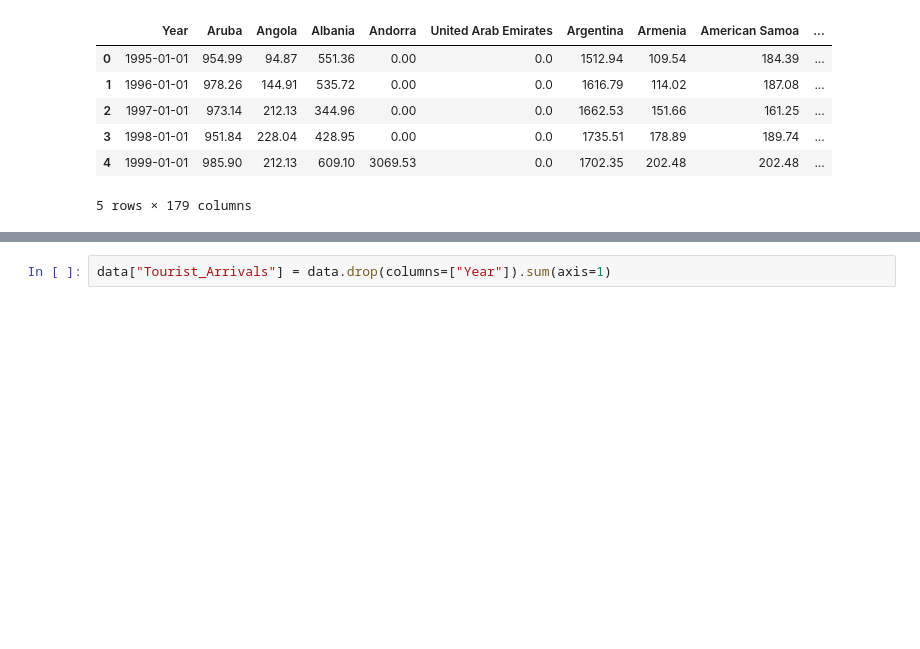
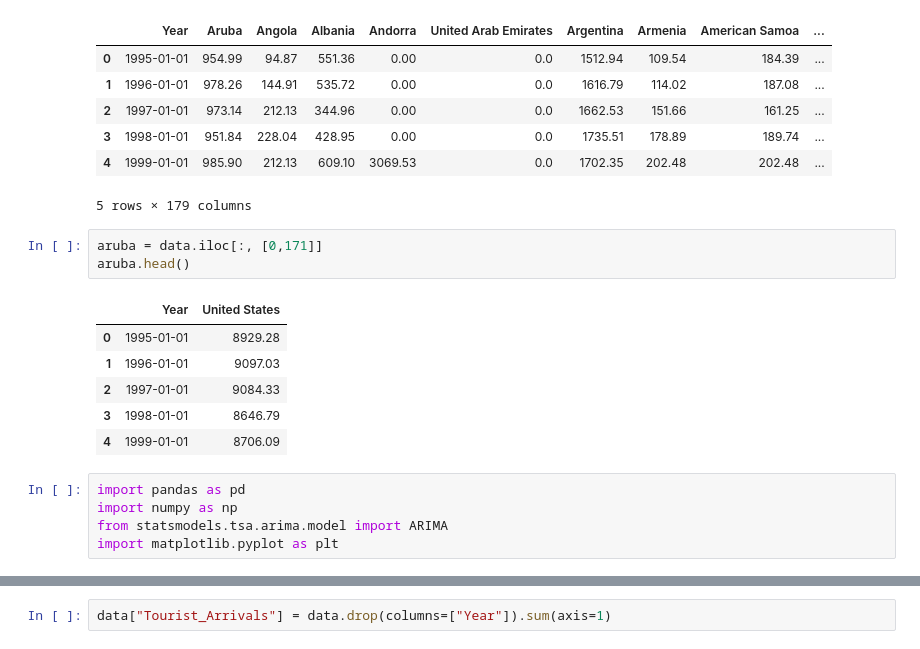
Before and after one commit to deepdivewithai/Travel-Analysis, a Jupyter notebook: model.ipynb, the cells around one changed output, grey strips where cells are left out. Saved outputs shown, nothing was run; the diff lists cells and outputs as text; blank space fills up the shorter version.

```diff
--- a/model.ipynb
+++ b/model.ipynb
@@ -100,3 +100,18 @@ data.head()
 | 3 | 1998-01-01 | 951.84 | 228.04 | 428.95 | 0.00 | 0.0 | 1735.51 | 178.89 | 189.74 | ... |
 | 4 | 1999-01-01 | 985.90 | 212.13 | 609.10 | 3069.53 | 0.0 | 1702.35 | 202.48 | 202.48 | ... |
 5 rows × 179 columns
+# %%
+aruba = data.iloc[:, [0,171]]
+aruba.head()
+# %% [output]
+|  | Year | United States |
+| 0 | 1995-01-01 | 8929.28 |
+| 1 | 1996-01-01 | 9097.03 |
+| 2 | 1997-01-01 | 9084.33 |
+| 3 | 1998-01-01 | 8646.79 |
+| 4 | 1999-01-01 | 8706.09 |
+# %%
+import pandas as pd
+import numpy as np
+from statsmodels.tsa.arima.model import ARIMA
+import matplotlib.pyplot as plt
```
Also changed, not shown: parts of 6 cells of this notebook, 1 other file.
